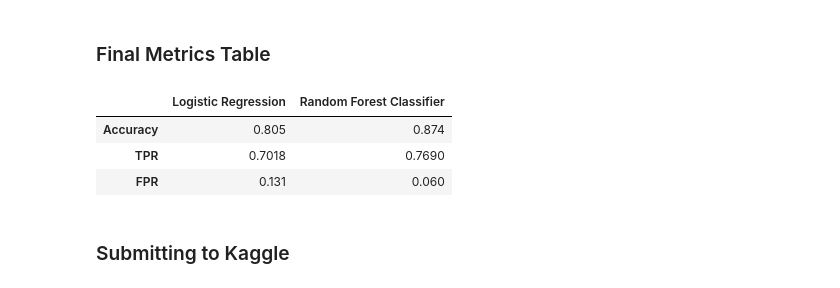
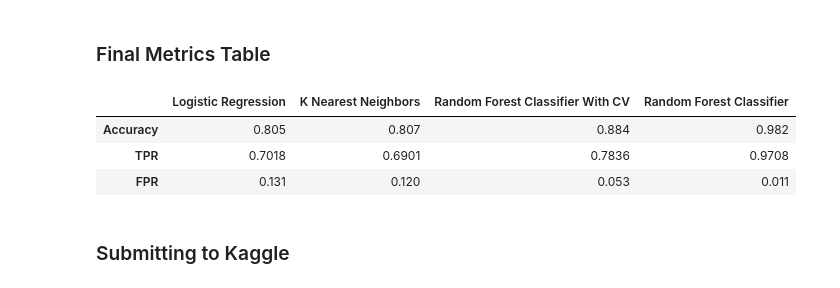
Before and after one commit to SevenWoos/Titanic, a Jupyter notebook: Titanic ML Project.ipynb, the cells around one changed output. Saved outputs shown, nothing was run; the diff lists cells and outputs as text; code cells hidden in the pictures.

```diff
--- a/Titanic ML Project.ipynb
+++ b/Titanic ML Project.ipynb
@@ -1472,0 +1461,3 @@ array([0, 0, 0, 0, 1, 0, 1, 0, 1, 0, 0, 0, 1, 0, 1, 1, 0, 0, 0, 1, 0, 0,
+# %%
+forest_acc = accuracy_score(train_enc_Y, forest.predict(train_enc_X))
+forest_acc
@@ -1472,0 +1466,4 @@ array([0, 0, 0, 0, 1, 0, 1, 0, 1, 0, 0, 0, 1, 0, 1, 1, 0, 0, 0, 1, 0, 0,
+# %%
+# Confusion Matrix.
+cm_forest = confusion_matrix(train_enc_Y, forest.predict(train_enc_X))
+print ("Confusion Matrix : \n", cm_forest)
@@ -1472,0 +1474,4 @@ array([0, 0, 0, 0, 1, 0, 1, 0, 1, 0, 0, 0, 1, 0, 1, 1, 0, 0, 0, 1, 0, 0,
+# %%
+# TPR for Random Forest Model WO Cross Validation
+forest_tpr = cm_forest.ravel()[3]/(cm_forest.ravel()[3]+cm_forest.ravel()[2])
+forest_tpr
@@ -1472,0 +1480,4 @@ array([0, 0, 0, 0, 1, 0, 1, 0, 1, 0, 0, 0, 1, 0, 1, 1, 0, 0, 0, 1, 0, 0,
+# %%
+# FPR for Random Forest Model
+forest_fpr = cm_forest.ravel()[1]/(cm_forest.ravel()[1]+cm_forest.ravel()[0])
+forest_fpr
@@ -1475,20 +1551,27 @@ array([0, 0, 0, 0, 1, 0, 1, 0, 1, 0, 0, 0, 1, 0, 1, 1, 0, 0, 0, 1, 0, 0,
 # %%
 
 comparison_data = {'Logistic Regression': ['{:.3f}'.format(log_acc),
                                               '{:.4f}'.format(log_tpr),
                                               '{:.3f}'.format(log_fpr)],
-    'Random Forest Classifier': ['{:.3f}'.format(rf_acc),
+                   'K Nearest Neighbors': ['{:.3f}'.format(knn_acc),
+                                              '{:.4f}'.format(knn_tpr),
+                                              '{:.3f}'.format(knn_fpr)],
+    'Random Forest Classifier With CV': ['{:.3f}'.format(rf_acc),
                                               '{:.4f}'.format(rf_tpr),
-                                              '{:.3f}'.format(rf_fpr)]}
+                                              '{:.3f}'.format(rf_fpr)],
+                   'Random Forest Classifier': ['{:.3f}'.format(forest_acc),
+                                              '{:.4f}'.format(forest_tpr),
+                                              '{:.3f}'.format(forest_fpr)]
+                  }
 
 
 comparison_table = pd.DataFrame(data=comparison_data, index=['Accuracy', 'TPR', 'FPR'])
 comparison_table.style.set_properties(**{'font-size': '12pt',}).set_table_styles([{'selector': 'th', 'props': [('font-size', '10pt')]}])
 # %% [output]
-|  | Logistic Regression | Random Forest Classifier |
-| Accuracy | 0.805 | 0.874 |
-| TPR | 0.7018 | 0.7690 |
-| FPR | 0.131 | 0.060 |
+|  | Logistic Regression | K Nearest Neighbors | Random Forest Classifier With CV | Random Forest Classifier |
+| Accuracy | 0.805 | 0.807 | 0.884 | 0.982 |
+| TPR | 0.7018 | 0.6901 | 0.7836 | 0.9708 |
+| FPR | 0.131 | 0.120 | 0.053 | 0.011 |
 # %% [markdown]
 ### Submitting to Kaggle
 # %%
```
Also changed, not shown: parts of 39 cells of this notebook.
